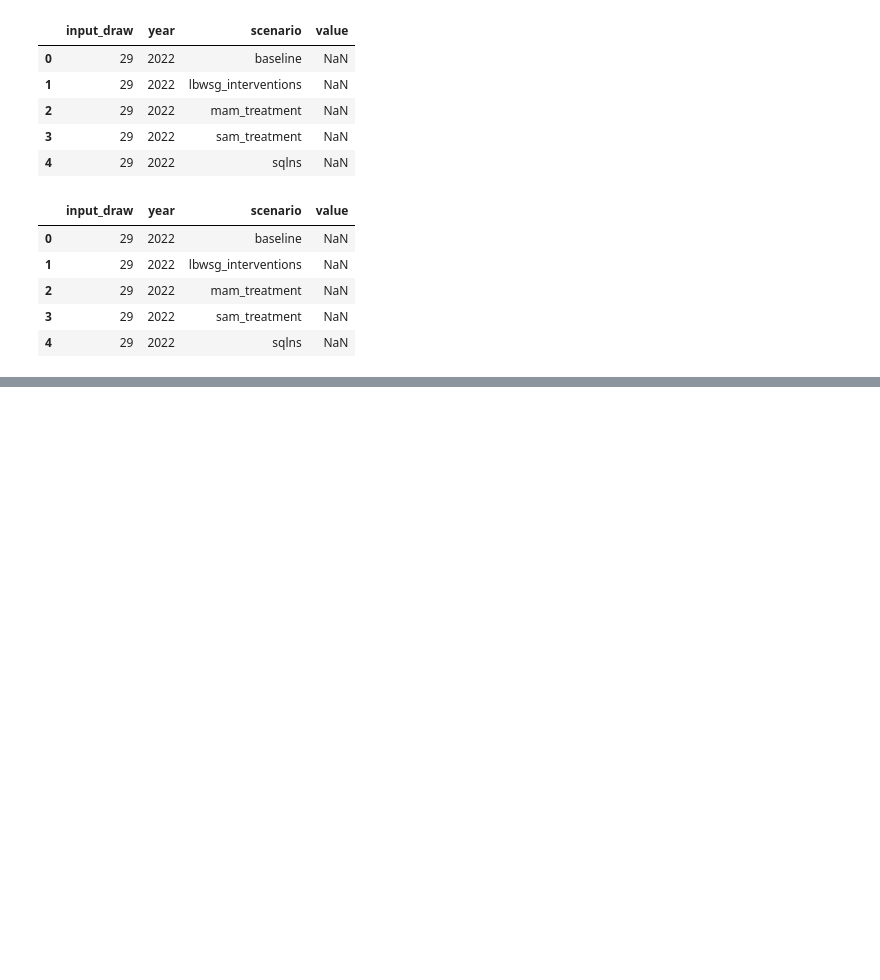
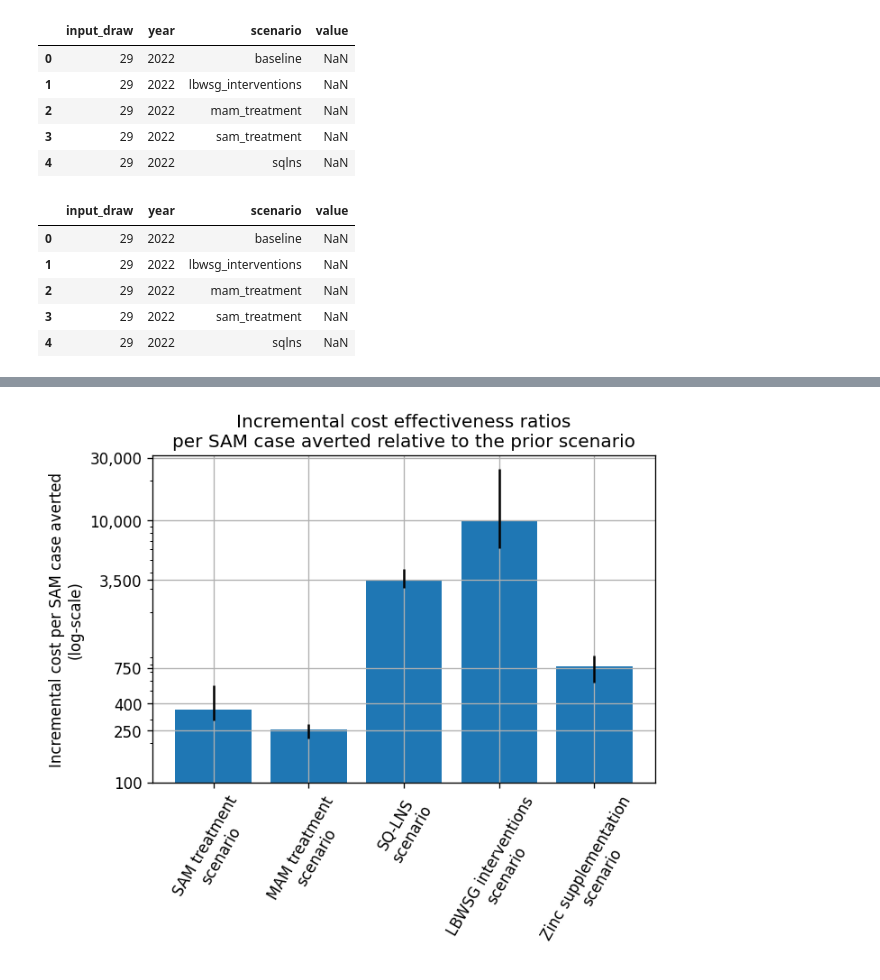
Before and after one commit to ihmeuw/vivarium_research_ciff_sam, a Jupyter notebook: results/7.1.0_intervention_counts_in_2026_FOR_FINAL_REPORT.ipynb, the cells around one changed output, grey strips where cells are left out. Saved outputs shown, nothing was run; the diff lists cells and outputs as text; code cells hidden in the pictures; blank space fills up the shorter version.

```diff
--- a/results/7.1.0_intervention_counts_in_2026_FOR_FINAL_REPORT.ipynb
+++ b/results/7.1.0_intervention_counts_in_2026_FOR_FINAL_REPORT.ipynb
@@ -691,2 +709,7 @@ def plot_icers(dataframe, label, title, ylim):
+# %%
+plot_icers(cascading_icers_sam_cases, 'Incremental cost per SAM case averted\n(log-scale)',
+           'Incremental cost effectiveness ratios\nper SAM case averted relative to the prior scenario',23000)
+# %% [output]
+[figure, added]
 # %%
 plot_icers(icers, 'Incremental cost per DALY averted',
```
Also changed, not shown: parts of 14 cells of this notebook, 24 other files.
